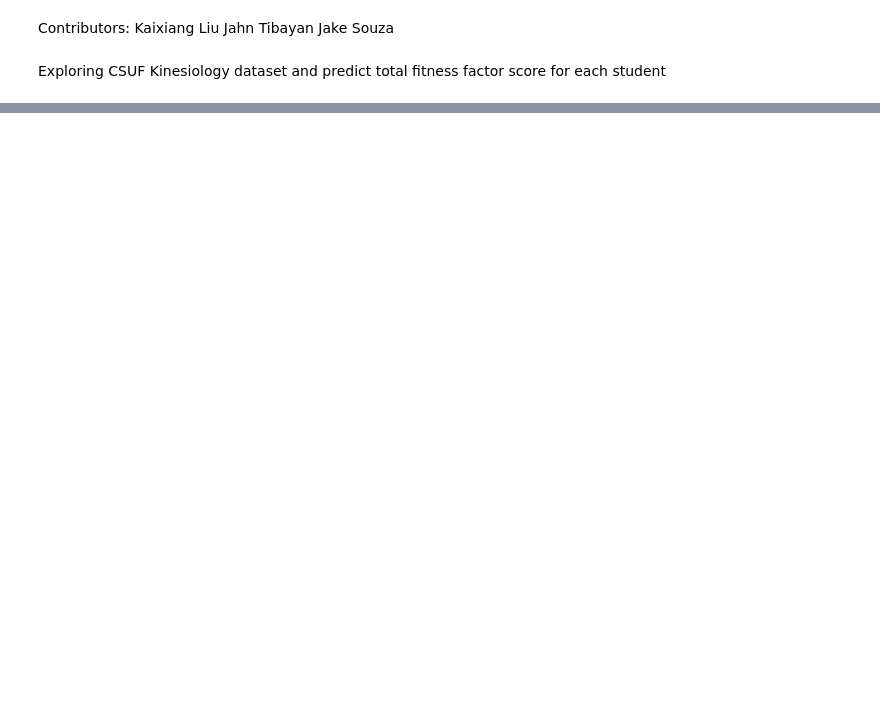
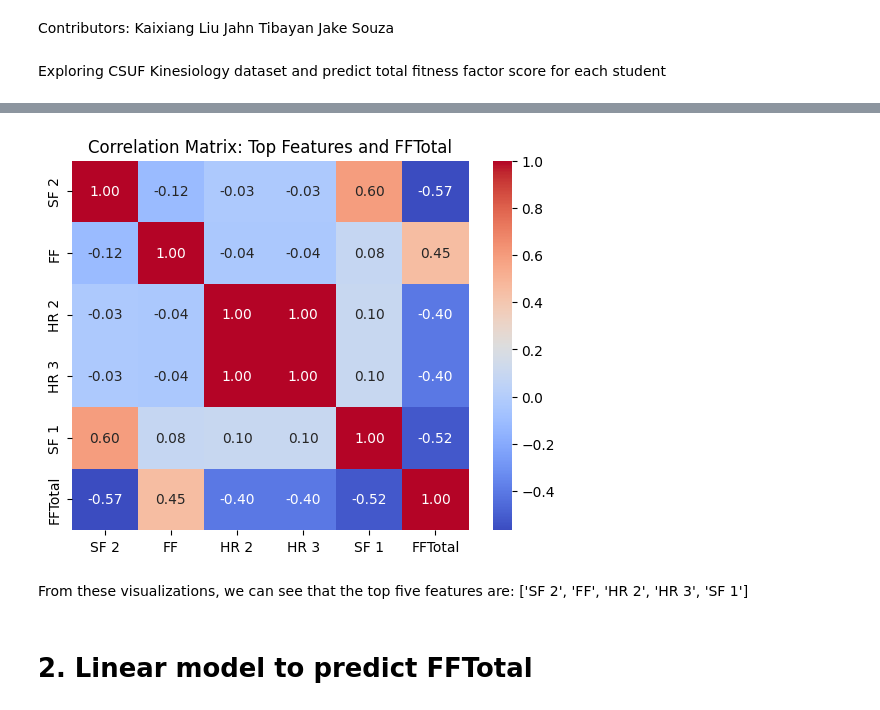
Before and after one commit to onetrickollie/CSUF-Health-Data-Exploration-Analysis, a Jupyter notebook: dataExploration.ipynb, the cells around one changed output, grey strips where cells are left out. Cells and saved outputs as stored; diff of their text form; code cells hidden in the pictures; blank space fills up the shorter version.

```diff
--- a/dataExploration.ipynb
+++ b/dataExploration.ipynb
@@ -70,0 +126,7 @@ Index(['Idnum', 'Date', 'Sex', 'Age', 'Ht', 'Wt', 'RF 2', 'RF 3', 'RF 4',
+# %%
+# There are a bunch of empty columns. Not sure why they were included, they are just pure blanks
+# We are dropping columns where all values are na
+df = df.dropna(axis=1, how='all')
+
+# Verify that the empty columns are gone
+print(df.info())
@@ -70,0 +266,17 @@ Index(['Idnum', 'Date', 'Sex', 'Age', 'Ht', 'Wt', 'RF 2', 'RF 3', 'RF 4',
+# %%
+# Heatmap for correlations
+import seaborn as sns
+import matplotlib.pyplot as plt
+
+top_features = ['SF 2', 'FF', 'HR 2', 'HR 3', 'SF 1', 'FFTotal']
+correlation_matrix = df[top_features].corr()
+
+sns.heatmap(correlation_matrix, annot=True, cmap='coolwarm', fmt=".2f")
+plt.title('Correlation Matrix: Top Features and FFTotal')
+plt.show()
+# %% [output]
+[figure, added]
+# %% [markdown]
+From these visualizations, we can see that the top five features are: ['SF 2', 'FF', 'HR 2', 'HR 3', 'SF 1']
+# %% [markdown]
+# 2. Linear model to predict FFTotal
```
Also changed, not shown: parts of 23 cells of this notebook.
